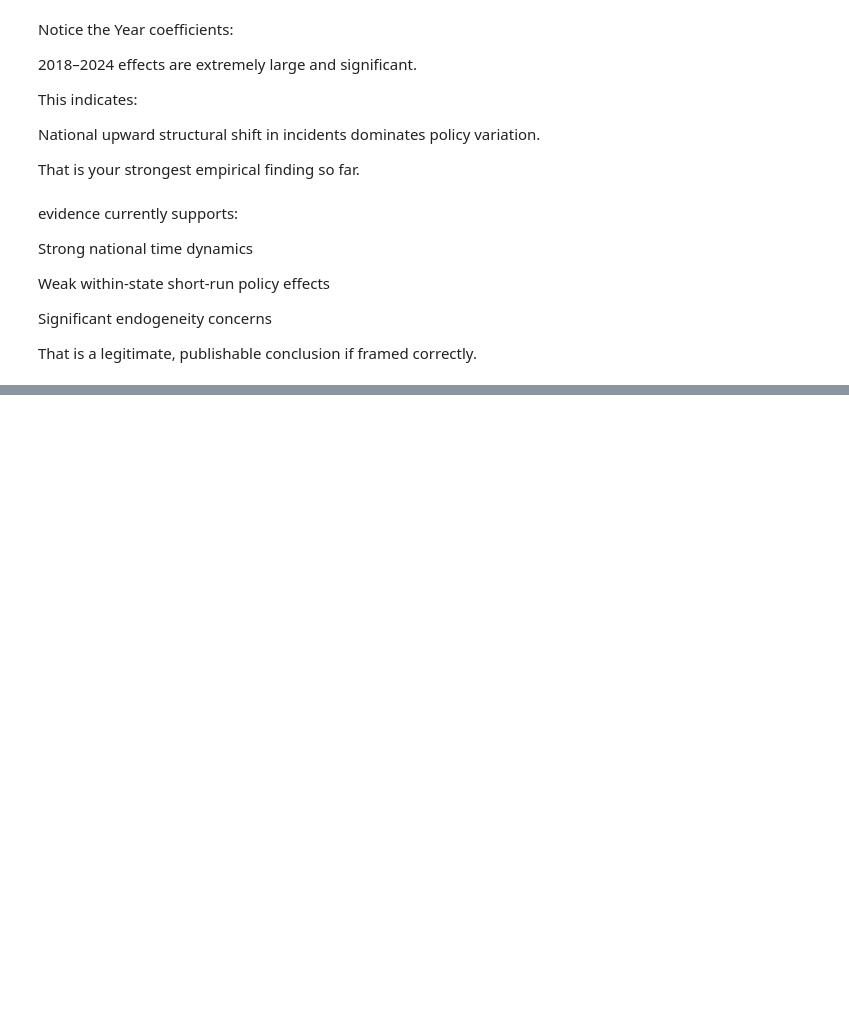
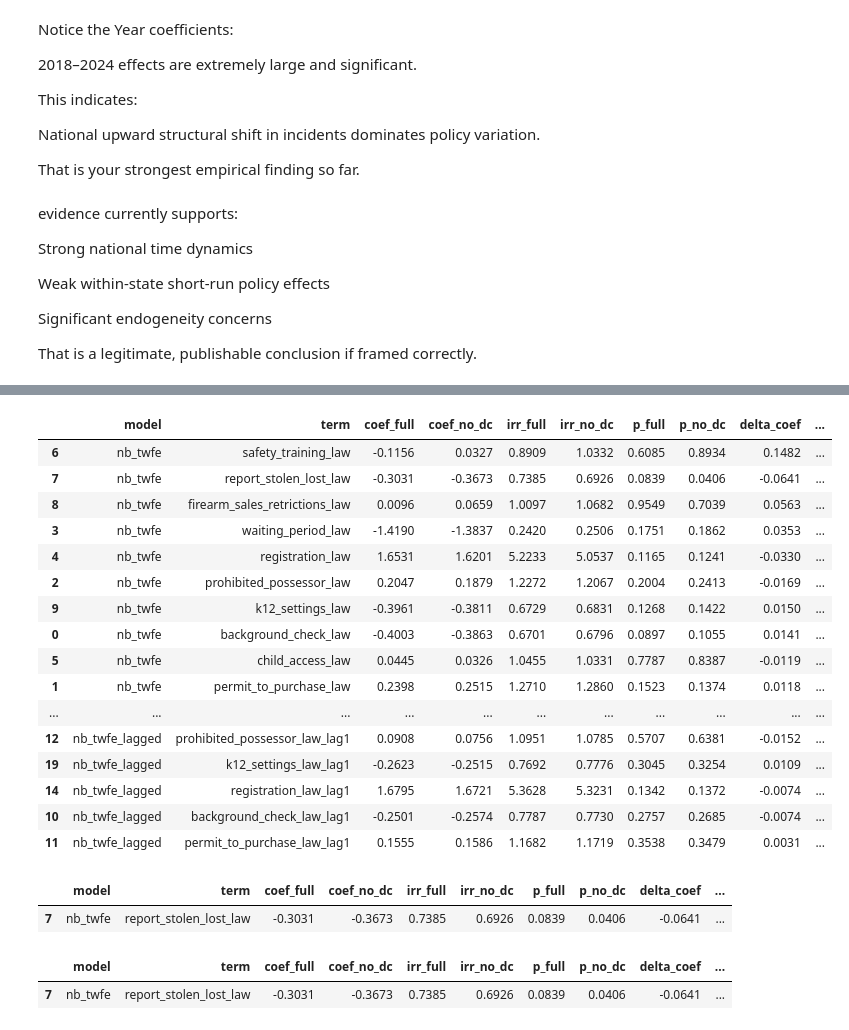
Before and after one commit to clarktommie/capstoneProject2026, a Jupyter notebook: notebooks/04_modeling_or_analysis.ipynb, the cells around one changed output, grey strips where cells are left out. Saved outputs shown, nothing was run; the diff lists cells and outputs as text; code cells hidden in the pictures; blank space fills up the shorter version.

Commit message:
add state level visualization chart and refitted models with and without DC

```diff
--- a/notebooks/04_modeling_or_analysis.ipynb
+++ b/notebooks/04_modeling_or_analysis.ipynb
@@ -1386,0 +963,54 @@ k12_settings_law                  0.6781      0.192      3.532      0.000
+# %%
+model_nb_full = fit_risk_glm(formula, merged_df_table, sm.families.NegativeBinomial())
+model_nb_no_dc = fit_risk_glm(formula, merged_df_table_no_dc, sm.families.NegativeBinomial())
+
+model_lag_full = fit_risk_glm(formula_lag, merged_df_table, sm.families.NegativeBinomial())
+model_lag_no_dc = fit_risk_glm(formula_lag, merged_df_table_no_dc, sm.families.NegativeBinomial())
+# %%
+base_policy_terms = [term for term in model_nb_full.params.index if term.endswith("_law")]
+lag_policy_terms = [term for term in model_lag_full.params.index if term.endswith("_law_lag1")]
+
+combined_policy_comparison = pd.concat(
+    [
+        compare_policy_coefficients(model_nb_full, model_nb_no_dc, base_policy_terms, "nb_twfe"),
+        compare_policy_coefficients(model_lag_full, model_lag_no_dc, lag_policy_terms, "nb_twfe_lagged"),
+    ],
+    ignore_index=True,
+)
+
+combined_policy_comparison["abs_delta_coef"] = combined_policy_comparison["delta_coef"].abs()
+combined_policy_comparison = combined_policy_comparison.sort_values(["model", "abs_delta_coef"], ascending=[True, False])
+
+significance_change_summary = combined_policy_comparison[
+    combined_policy_comparison["sig_full_5pct"] != combined_policy_comparison["sig_no_dc_5pct"]
+].copy()
+
+policy_signal_summary = combined_policy_comparison[
+    combined_policy_comparison["sig_full_5pct"] | combined_policy_comparison["sig_no_dc_5pct"]
+].copy()
+
+display(combined_policy_comparison.round(4))
+display(significance_change_summary.round(4))
+display(policy_signal_summary.round(4))
+# %% [output]
+|  | model | term | coef_full | coef_no_dc | irr_full | irr_no_dc | p_full | p_no_dc | delta_coef | ... |
+| 6 | nb_twfe | safety_training_law | -0.1156 | 0.0327 | 0.8909 | 1.0332 | 0.6085 | 0.8934 | 0.1482 | ... |
+| 7 | nb_twfe | report_stolen_lost_law | -0.3031 | -0.3673 | 0.7385 | 0.6926 | 0.0839 | 0.0406 | -0.0641 | ... |
+| 8 | nb_twfe | firearm_sales_retrictions_law | 0.0096 | 0.0659 | 1.0097 | 1.0682 | 0.9549 | 0.7039 | 0.0563 | ... |
+| 3 | nb_twfe | waiting_period_law | -1.4190 | -1.3837 | 0.2420 | 0.2506 | 0.1751 | 0.1862 | 0.0353 | ... |
+| 4 | nb_twfe | registration_law | 1.6531 | 1.6201 | 5.2233 | 5.0537 | 0.1165 | 0.1241 | -0.0330 | ... |
+| 2 | nb_twfe | prohibited_possessor_law | 0.2047 | 0.1879 | 1.2272 | 1.2067 | 0.2004 | 0.2413 | -0.0169 | ... |
+| 9 | nb_twfe | k12_settings_law | -0.3961 | -0.3811 | 0.6729 | 0.6831 | 0.1268 | 0.1422 | 0.0150 | ... |
+| 0 | nb_twfe | background_check_law | -0.4003 | -0.3863 | 0.6701 | 0.6796 | 0.0897 | 0.1055 | 0.0141 | ... |
+| 5 | nb_twfe | child_access_law | 0.0445 | 0.0326 | 1.0455 | 1.0331 | 0.7787 | 0.8387 | -0.0119 | ... |
+| 1 | nb_twfe | permit_to_purchase_law | 0.2398 | 0.2515 | 1.2710 | 1.2860 | 0.1523 | 0.1374 | 0.0118 | ... |
+| ... | ... | ... | ... | ... | ... | ... | ... | ... | ... | ... |
+| 12 | nb_twfe_lagged | prohibited_possessor_law_lag1 | 0.0908 | 0.0756 | 1.0951 | 1.0785 | 0.5707 | 0.6381 | -0.0152 | ... |
+| 19 | nb_twfe_lagged | k12_settings_law_lag1 | -0.2623 | -0.2515 | 0.7692 | 0.7776 | 0.3045 | 0.3254 | 0.0109 | ... |
+| 14 | nb_twfe_lagged | registration_law_lag1 | 1.6795 | 1.6721 | 5.3628 | 5.3231 | 0.1342 | 0.1372 | -0.0074 | ... |
+| 10 | nb_twfe_lagged | background_check_law_lag1 | -0.2501 | -0.2574 | 0.7787 | 0.7730 | 0.2757 | 0.2685 | -0.0074 | ... |
+| 11 | nb_twfe_lagged | permit_to_purchase_law_lag1 | 0.1555 | 0.1586 | 1.1682 | 1.1719 | 0.3538 | 0.3479 | 0.0031 | ... |
+|  | model | term | coef_full | coef_no_dc | irr_full | irr_no_dc | p_full | p_no_dc | delta_coef | ... |
+| 7 | nb_twfe | report_stolen_lost_law | -0.3031 | -0.3673 | 0.7385 | 0.6926 | 0.0839 | 0.0406 | -0.0641 | ... |
+|  | model | term | coef_full | coef_no_dc | irr_full | irr_no_dc | p_full | p_no_dc | delta_coef | ... |
+| 7 | nb_twfe | report_stolen_lost_law | -0.3031 | -0.3673 | 0.7385 | 0.6926 | 0.0839 | 0.0406 | -0.0641 | ... |
```
Also changed, not shown: parts of 19 cells of this notebook, 4 other files.
